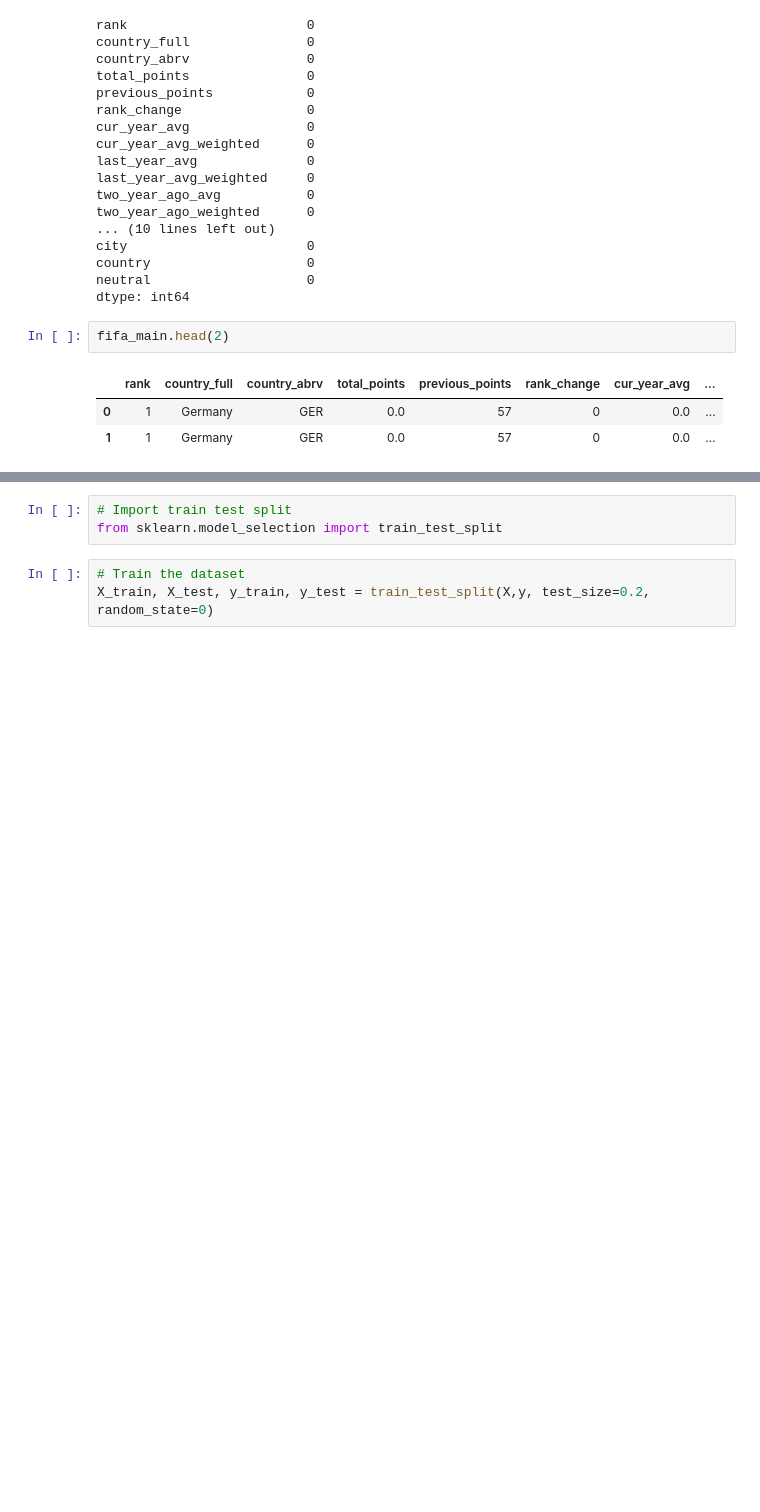
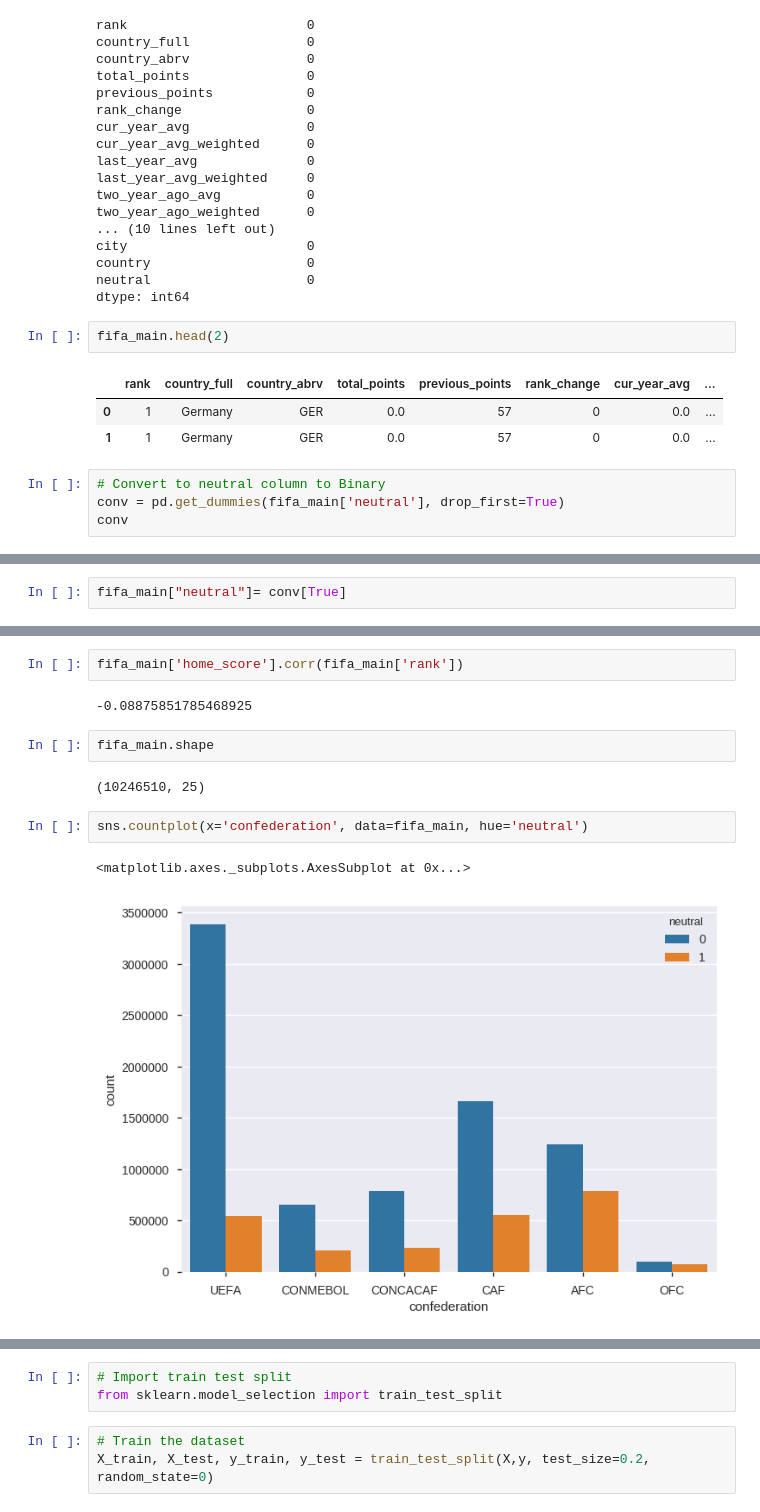
Before and after one commit to codybaraks/Mchezopesa-Ltd, a Jupyter notebook: Mchezopesa_Ltd.ipynb, the cells around one changed output, grey strips where cells are left out. Saved outputs shown, nothing was run; the diff lists cells and outputs as text; blank space fills up the shorter version.

```diff
--- a/Mchezopesa_Ltd.ipynb
+++ b/Mchezopesa_Ltd.ipynb
@@ -150,3 +173,7 @@ fifa_main.head(2)
 |  | rank | country_full | country_abrv | total_points | previous_points | rank_change | cur_year_avg | ... |
 | 0 | 1 | Germany | GER | 0.0 | 57 | 0 | 0.0 | ... |
 | 1 | 1 | Germany | GER | 0.0 | 57 | 0 | 0.0 | ... |
+# %%
+# Convert to neutral column to Binary
+conv = pd.get_dummies(fifa_main['neutral'], drop_first=True)
+conv
@@ -153,2 +199,4 @@ fifa_main.head(2)
+# %%
+fifa_main["neutral"]= conv[True]
 # %%
 # # Checking corelation
@@ -157,0 +223,13 @@ NameError: ignored
+# %%
+fifa_main['home_score'].corr(fifa_main['rank'])
+# %% [output]
+-0.08875851785468925
+# %%
+fifa_main.shape
+# %% [output]
+(10246510, 25)
+# %%
+sns.countplot(x='confederation', data=fifa_main, hue='neutral')
+# %% [output]
+<matplotlib.axes._subplots.AxesSubplot at 0x...>
+[figure, added]
```
Also changed, not shown: parts of 38 cells of this notebook.
